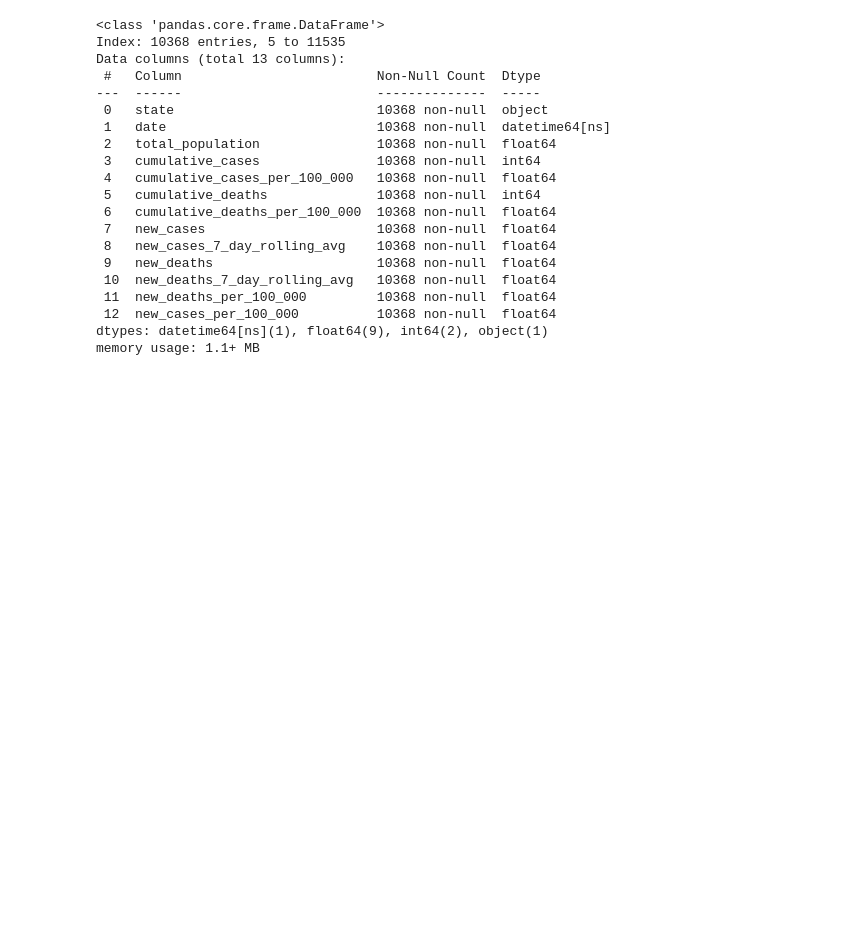
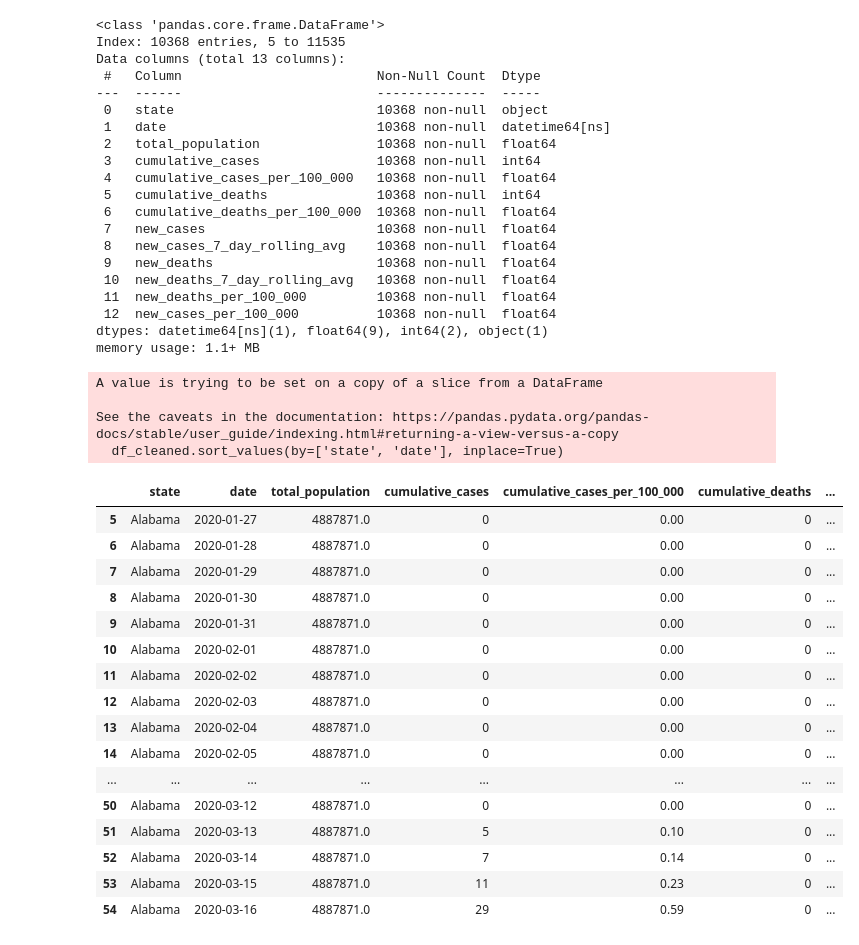
Before and after one commit to Eric-MK/ML_class_lessons, a Jupyter notebook: task3.ipynb, the cells around one changed output. Cells and saved outputs as stored; diff of their text form; code cells hidden in the pictures; blank space fills up the shorter version.

Commit message:
sort the data by state and date

```diff
--- a/task3.ipynb
+++ b/task3.ipynb
@@ -223,3 +223,29 @@ Data columns (total 13 columns):
  12  new_cases_per_100_000          10368 non-null  float64
 dtypes: datetime64[ns](1), float64(9), int64(2), object(1)
 memory usage: 1.1+ MB
+# %%
+df_cleaned.sort_values(by=['state', 'date'], inplace=True)
+
+df_cleaned.head(50)
+# %% [output]
+A value is trying to be set on a copy of a slice from a DataFrame
+
+See the caveats in the documentation: https://pandas.pydata.org/pandas-docs/stable/user_guide/indexing.html#returning-a-view-versus-a-copy
+  df_cleaned.sort_values(by=['state', 'date'], inplace=True)
+|  | state | date | total_population | cumulative_cases | cumulative_cases_per_100_000 | cumulative_deaths | ... |
+| 5 | Alabama | 2020-01-27 | 4887871.0 | 0 | 0.00 | 0 | ... |
+| 6 | Alabama | 2020-01-28 | 4887871.0 | 0 | 0.00 | 0 | ... |
+| 7 | Alabama | 2020-01-29 | 4887871.0 | 0 | 0.00 | 0 | ... |
+| 8 | Alabama | 2020-01-30 | 4887871.0 | 0 | 0.00 | 0 | ... |
+| 9 | Alabama | 2020-01-31 | 4887871.0 | 0 | 0.00 | 0 | ... |
+| 10 | Alabama | 2020-02-01 | 4887871.0 | 0 | 0.00 | 0 | ... |
+| 11 | Alabama | 2020-02-02 | 4887871.0 | 0 | 0.00 | 0 | ... |
+| 12 | Alabama | 2020-02-03 | 4887871.0 | 0 | 0.00 | 0 | ... |
+| 13 | Alabama | 2020-02-04 | 4887871.0 | 0 | 0.00 | 0 | ... |
+| 14 | Alabama | 2020-02-05 | 4887871.0 | 0 | 0.00 | 0 | ... |
+| ... | ... | ... | ... | ... | ... | ... | ... |
+| 50 | Alabama | 2020-03-12 | 4887871.0 | 0 | 0.00 | 0 | ... |
+| 51 | Alabama | 2020-03-13 | 4887871.0 | 5 | 0.10 | 0 | ... |
+| 52 | Alabama | 2020-03-14 | 4887871.0 | 7 | 0.14 | 0 | ... |
+| 53 | Alabama | 2020-03-15 | 4887871.0 | 11 | 0.23 | 0 | ... |
+| 54 | Alabama | 2020-03-16 | 4887871.0 | 29 | 0.59 | 0 | ... |
```
